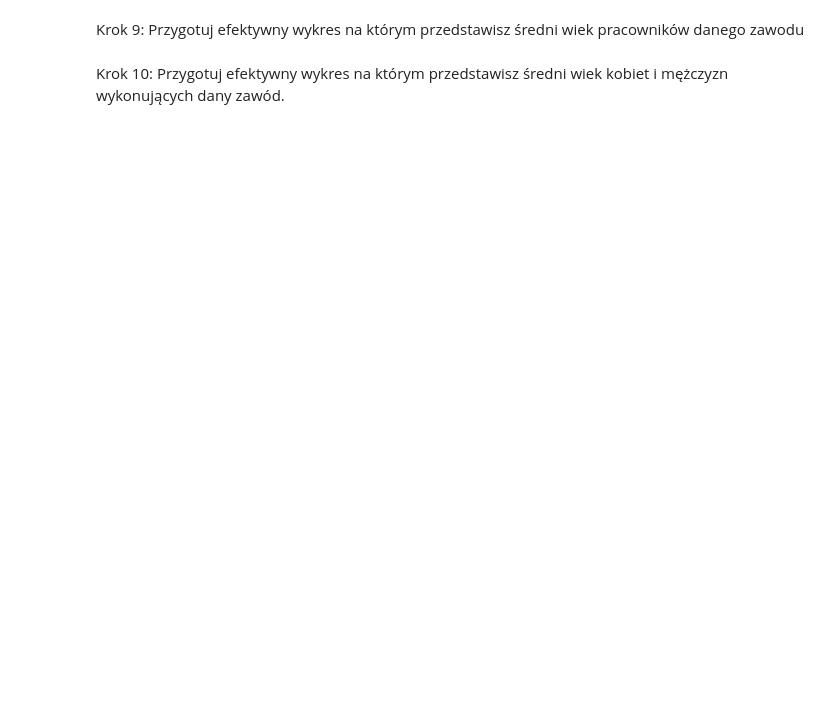
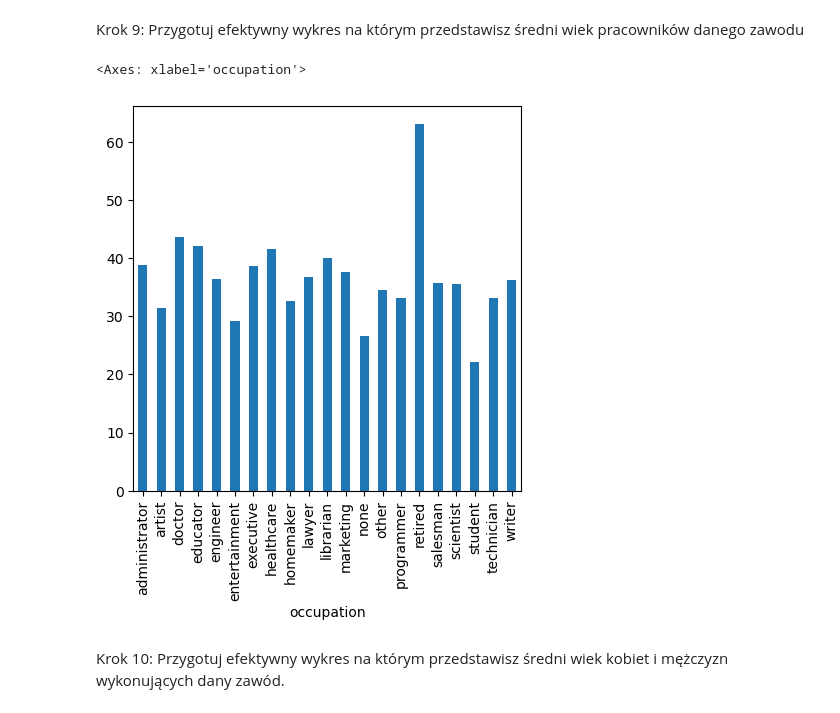
Before and after one commit to Dora455/effective_python, a Jupyter notebook: lab12.ipynb, the cells around one changed output. Cells and saved outputs as stored; diff of their text form; code cells hidden in the pictures; blank space fills up the shorter version.

```diff
--- a/lab12.ipynb
+++ b/lab12.ipynb
@@ -180,4 +256,9 @@ Wykorzystaj https://matplotlib.org/gallery/api/barchart.html#sphx-glr-gallery-ap
 # %% [markdown]
 Krok 9: Przygotuj efektywny wykres na którym przedstawisz średni wiek pracowników danego zawodu
+# %%
+occupation.groupby('occupation')['age'].mean().plot.bar(figsize=(5, 5))
+# %% [output]
+<Axes: xlabel='occupation'>
+[figure, added]
 # %% [markdown]
 Krok 10: Przygotuj efektywny wykres na którym przedstawisz średni wiek kobiet i mężczyzn wykonujących dany zawód.
```
Also changed, not shown: parts of 10 cells of this notebook.
